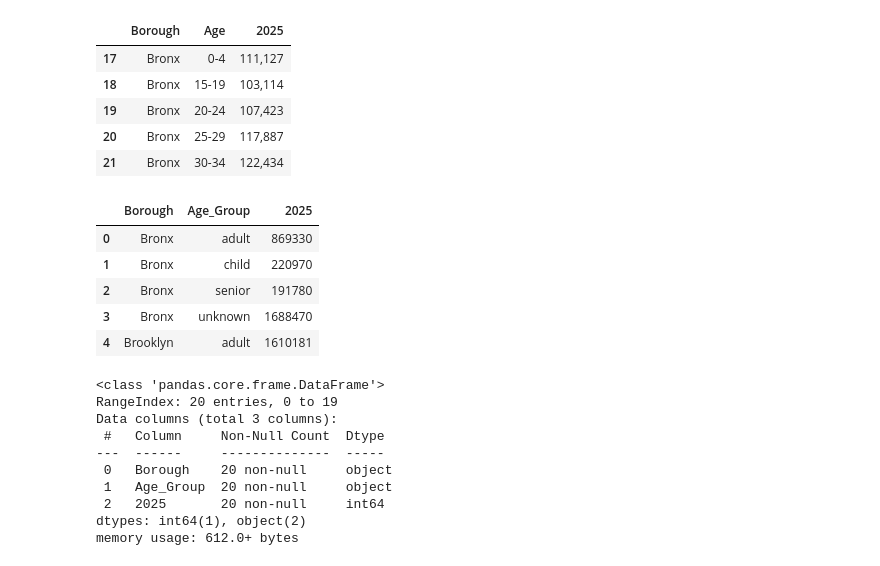
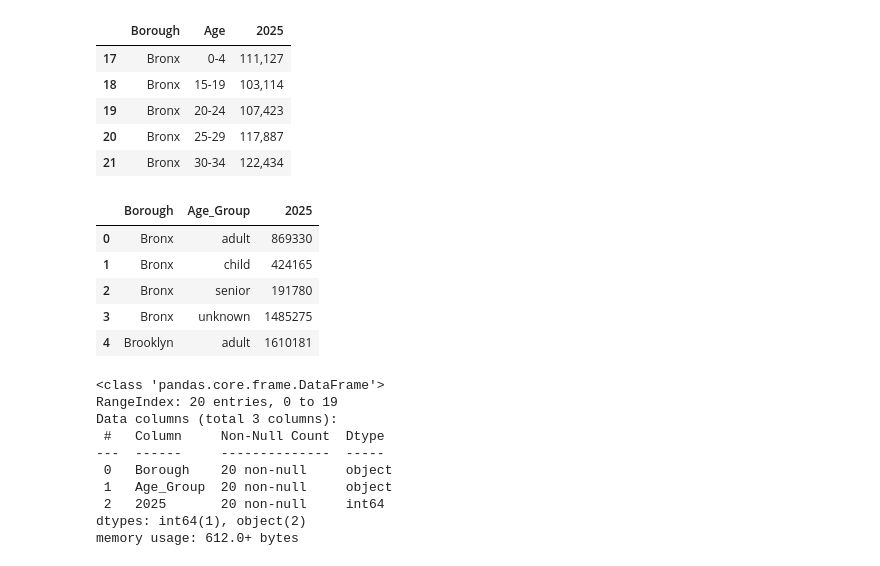
Before and after one commit to sophiacain11-jpg/sophiacain11-jpg.github.io, a Jupyter notebook: Project3.ipynb, the cells around one changed output. Cells and saved outputs as stored; diff of their text form; code cells hidden in the pictures.

```diff
--- a/Project3.ipynb
+++ b/Project3.ipynb
@@ -177,7 +205,7 @@ NYC_pop_age_2025["2025"] = pd.to_numeric(
 )
 
 # I am making the three popualtion groups from the age ranges provided.
-child = ["0-4", "5-9", "10-1415-19"]
+child = ["0-4", "5-9", "10-14", "15-19"]
 
 adult = [
     "20-24",
@@ -190,36 +218,36 @@ adult = [
     "55-59",
     "60-64",
 ]
 
 senior = ["65-69", "70-74", "75-79", "80-84", "85+"]
 
 # I am making a new variable with all three ranges to convert the rows later.
 age_groups = child + adult + senior
 
 # Here is where I am seleting the rows as the three age groups. After recieved an error, I added the default='unknown' to account for data that was not in the three groups.
 NYC_pop_age_2025["Age_Group"] = np.select(
     [
         NYC_pop_age_2025["Age"].isin(child),
         NYC_pop_age_2025["Age"].isin(adult),
         NYC_pop_age_2025["Age"].isin(senior),
     ],
     ["child", "adult", "senior"],
     default="unknown",
 )
 
 # I am using group by to combine the total of the age group rows by borough.
 NYC_pop_age_2025_grouped = NYC_pop_age_2025.groupby(
     ["Borough", "Age_Group"], as_index=False
 )["2025"].sum()
 
 # I am viewing the cleaned data.
 NYC_pop_age_2025_grouped.head()
 # %% [output]
 |  | Borough | Age_Group | 2025 |
 | 0 | Bronx | adult | 869330 |
-| 1 | Bronx | child | 220970 |
+| 1 | Bronx | child | 424165 |
 | 2 | Bronx | senior | 191780 |
-| 3 | Bronx | unknown | 1688470 |
+| 3 | Bronx | unknown | 1485275 |
 | 4 | Brooklyn | adult | 1610181 |
 # %%
 # This is used to check what data type 2025 is because it would not add up correctly until I converted it to an integer.
```
Also changed, not shown: parts of 10 cells of this notebook.
